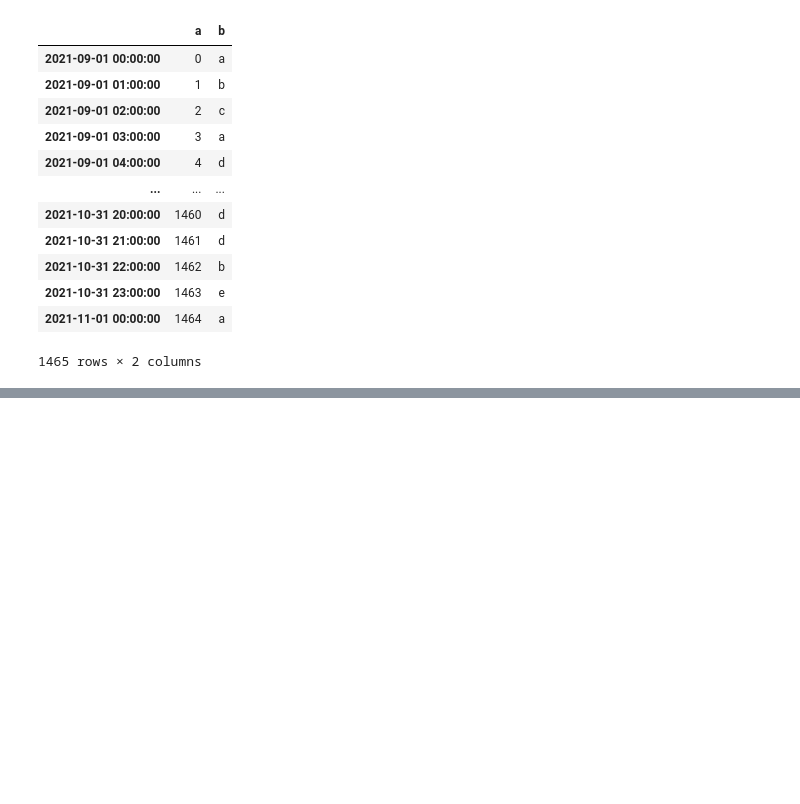
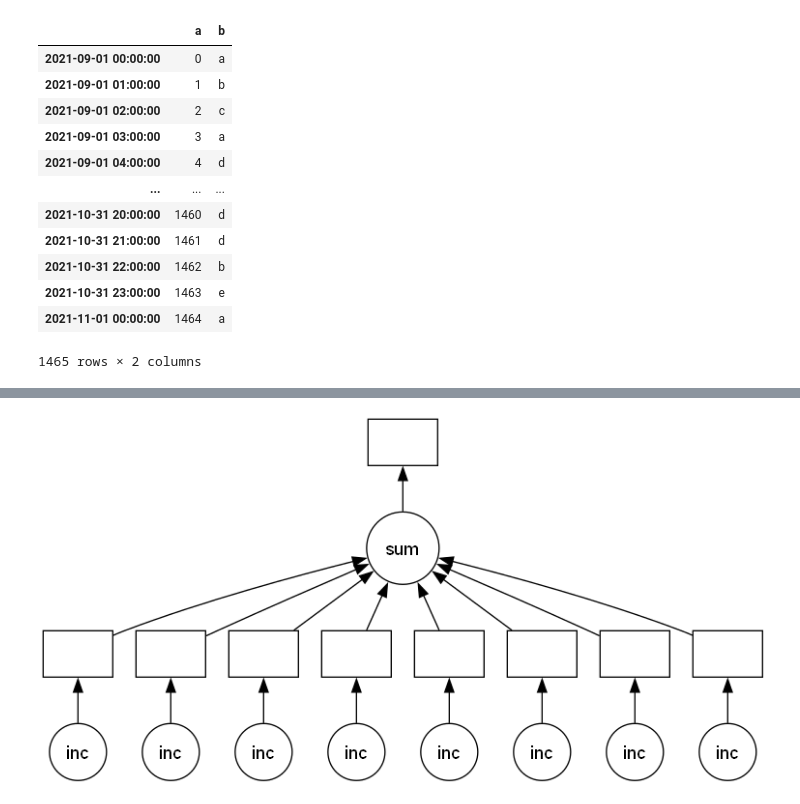
Before and after one commit to menna-osman/Python-Basics-Practice, a Jupyter notebook: Dictinaries, Dataframes and Numpy/Dask/Dask.ipynb, the cells around one changed output, grey strips where cells are left out. Cells and saved outputs as stored; diff of their text form; code cells hidden in the pictures; blank space fills up the shorter version.

```diff
--- a/Dictinaries, Dataframes and Numpy/Dask/Dask.ipynb
+++ b/Dictinaries, Dataframes and Numpy/Dask/Dask.ipynb
@@ -152,0 +195,3 @@ Note: you may need to restart the kernel to use updated packages.
+# %%
+data = list(range(8))
+data
@@ -152,0 +200,10 @@ Note: you may need to restart the kernel to use updated packages.
+# %%
+%%time
+# Sequential code
+results = []
+for i in data:
+    y = inc(i)
+    results.append(y)
+
+total = sum(results)
+total
@@ -152,0 +214,13 @@ Note: you may need to restart the kernel to use updated packages.
+# %%
+%%time
+# both the inc and sum operations can be done in parallel,
+# use delayed to parallelize the sequential code above.
+results = []
+for i in data:
+    y = delayed(inc)(i)
+    results.append(y)
+
+# total = sum(results)
+total = delayed(sum)(results)
+total.visualize()
+# %% [output]
@@ -152,0 +229 @@ Note: you may need to restart the kernel to use updated packages.
+[figure, added]
```
Also changed, not shown: parts of 55 cells of this notebook, 4 other files.
